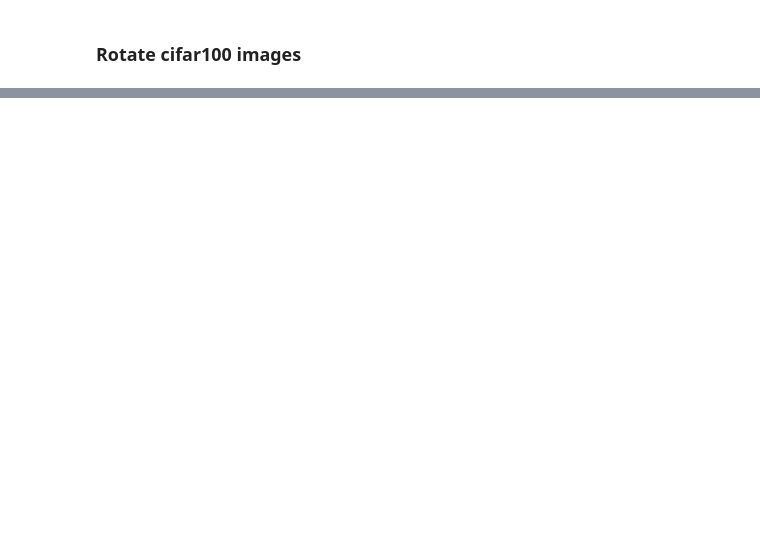
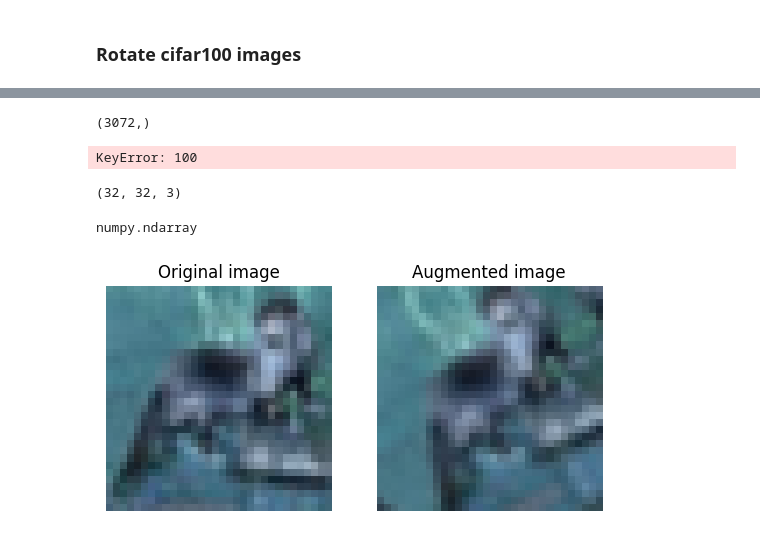
Before and after one commit to BatyaAbitbol/Group3, a Jupyter notebook: Rotate cifar100 images.ipynb, the cells around one changed output, grey strips where cells are left out. Drawn from its saved outputs; the diff is of its cells as text; code cells hidden in the pictures; blank space fills up the shorter version.

```diff
--- a/Rotate cifar100 images.ipynb
+++ b/Rotate cifar100 images.ipynb
@@ -15,0 +95,3 @@ df_cifar100=pd.read_csv(cifar100_csv_path)
+# %%
+df_dataset=pd.read_csv(dataset_csv_path)
+df_cifar100 = df_dataset[df_dataset['source'] == 'cifar-100']
@@ -22,2 +117,4 @@ pixels=[p]
+# %%
+pixels = [col for col in df_cifar100.columns if col.startswith('pixel')]
 # %%
 print(df_cifar100[pixels].shape)
@@ -23,0 +189,25 @@ print(df_cifar100[pixels].shape)
+# %%
+df_cifar100.loc[0,pixels].shape
+# %% [output]
+(3072,)
+# %%
+img = df_cifar100.loc[100,pixels]
+print(img.values.shape)
+img = img.values.reshape(32,32,3).astype('uint8')
+img
+# %% [output]
+KeyError: 100
+# %%
+rotated_img = rotate_image(img)
+# %%
+rotated_img.shape
+# %% [output]
+(32, 32, 3)
+# %%
+type(rotated_img)
+# %% [output]
+numpy.ndarray
+# %%
+visualize(img, rotated_img)
+# %% [output]
+[figure, added]
```
Also changed, not shown: parts of 19 cells of this notebook, 4 other files.
